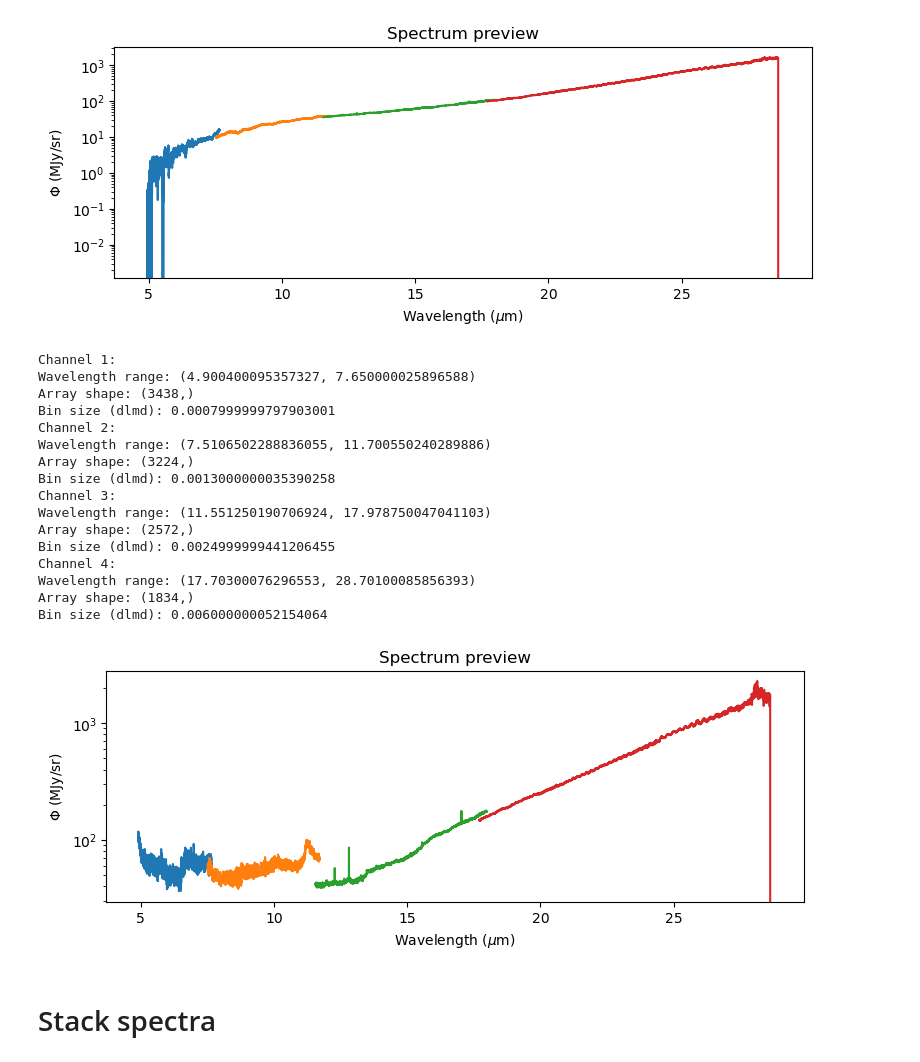
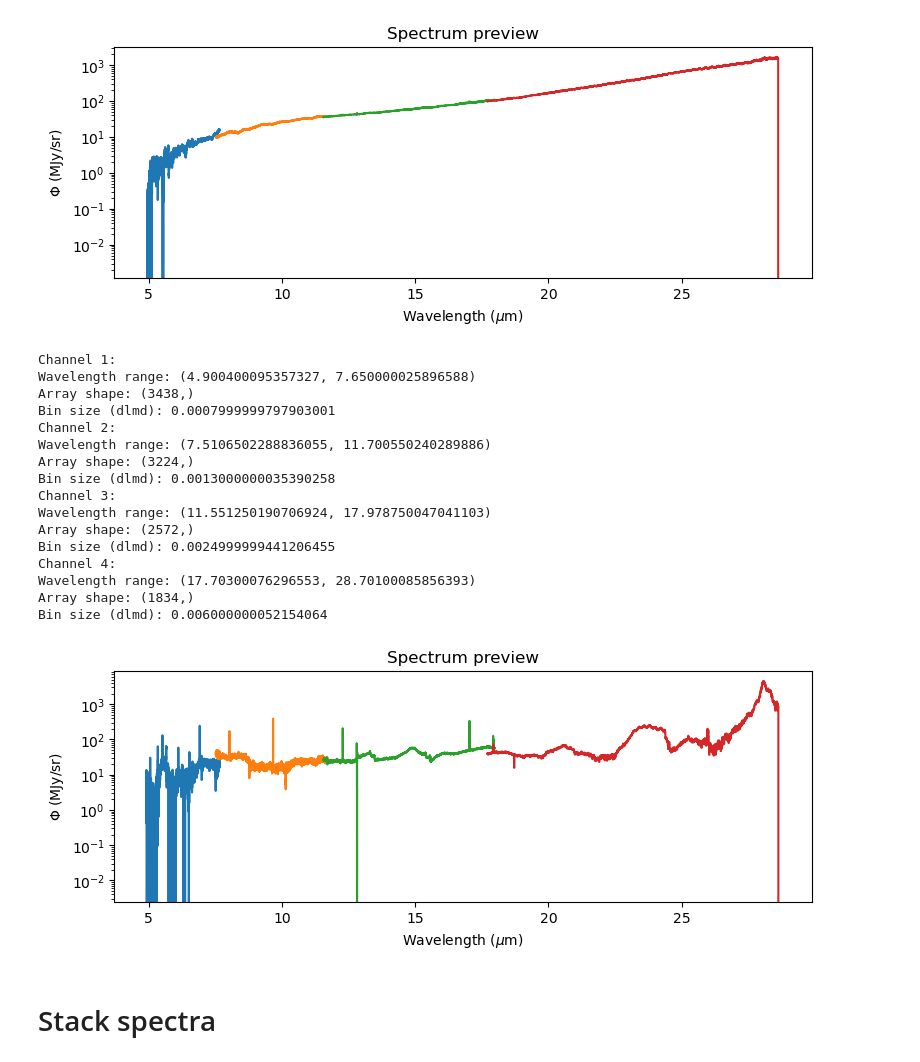
Before and after one commit to Timwong313/axionJWST_2024, a Jupyter notebook: MRS_analysis/ARCHIVE/readFits.ipynb, the cells around one changed output. Cells and saved outputs as stored; diff of their text form; code cells hidden in the pictures.

```diff
--- a/MRS_analysis/readFits.ipynb
+++ b/MRS_analysis/ARCHIVE/readFits.ipynb
@@ -360,25 +359,25 @@ Array shape: (1834,)
 Bin size (dlmd): 0.006000000052154064
 [figure]
 # %%
-data_ch1, data_ch2, data_ch3, data_ch4 = readFits('MRS_unused_data/jw02260-o003_t003_miri')
+data_ch1, data_ch2, data_ch3, data_ch4 = readFits('MRS_unused_data/jw01706-c1001_t001_miri')
 # %% [output]
 Channel 1:
 Wavelength range: (4.900400095357327, 7.650000025896588)
 Array shape: (3438,)
 Bin size (dlmd): 0.0007999999797903001
 Channel 2:
 Wavelength range: (7.5106502288836055, 11.700550240289886)
 Array shape: (3224,)
 Bin size (dlmd): 0.0013000000035390258
 Channel 3:
 Wavelength range: (11.551250190706924, 17.978750047041103)
 Array shape: (2572,)
 Bin size (dlmd): 0.0024999999441206455
 Channel 4:
 Wavelength range: (17.70300076296553, 28.70100085856393)
 Array shape: (1834,)
 Bin size (dlmd): 0.006000000052154064
-[figure, old version]
+[figure, new version]
 # %% [markdown]
 # Stack spectra
 # %%
```
Also changed, not shown: parts of 7 cells of this notebook, 10 other files.
